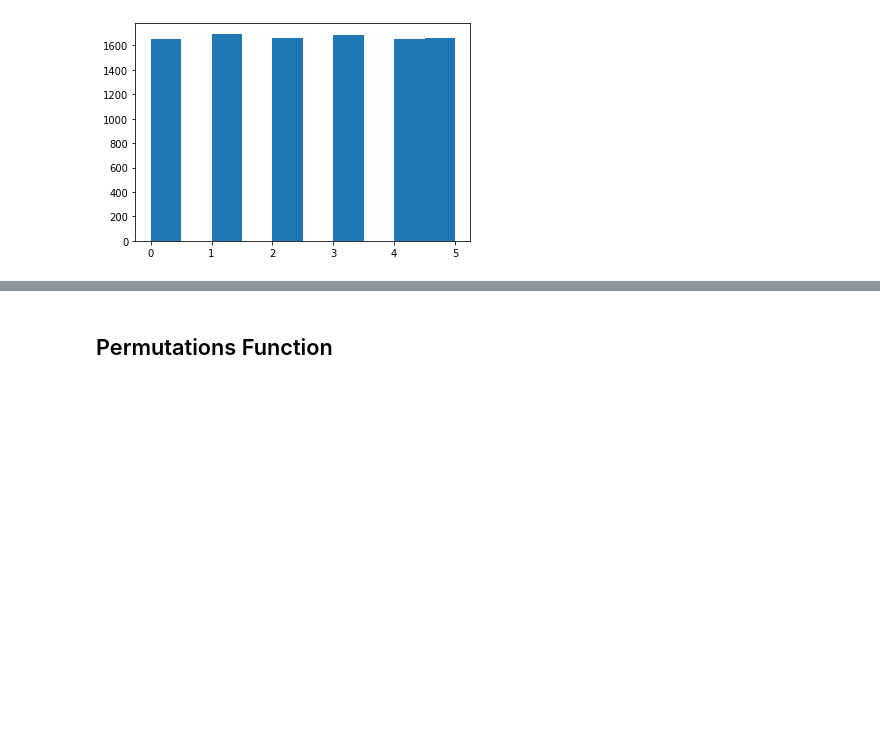
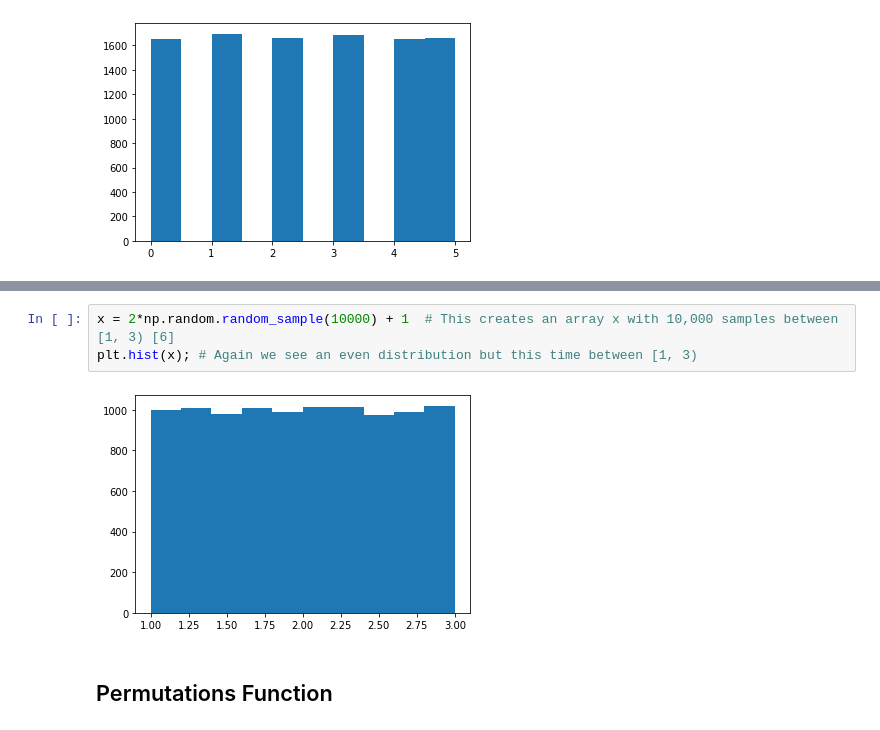
Before and after one commit to AdrianDonohoe/numpy.random, a Jupyter notebook: numpy-random.ipynb, the cells around one changed output, grey strips where cells are left out. Cells and saved outputs as stored; diff of their text form; blank space fills up the shorter version.

```diff
--- a/numpy-random.ipynb
+++ b/numpy-random.ipynb
@@ -204,3 +239,8 @@ plt.hist(x);  # Displays the "equally likely outcomes" distribution
+# %%
+x = 2*np.random.random_sample(10000) + 1  # This creates an array x with 10,000 samples between [1, 3) [6]
+plt.hist(x); # Again we see an even distribution but this time between [1, 3)
+# %% [output]
+[figure, added]
 # %% [markdown]
 ## Permutations Function
 # %% [markdown]
```
Also changed, not shown: parts of 12 cells of this notebook.
